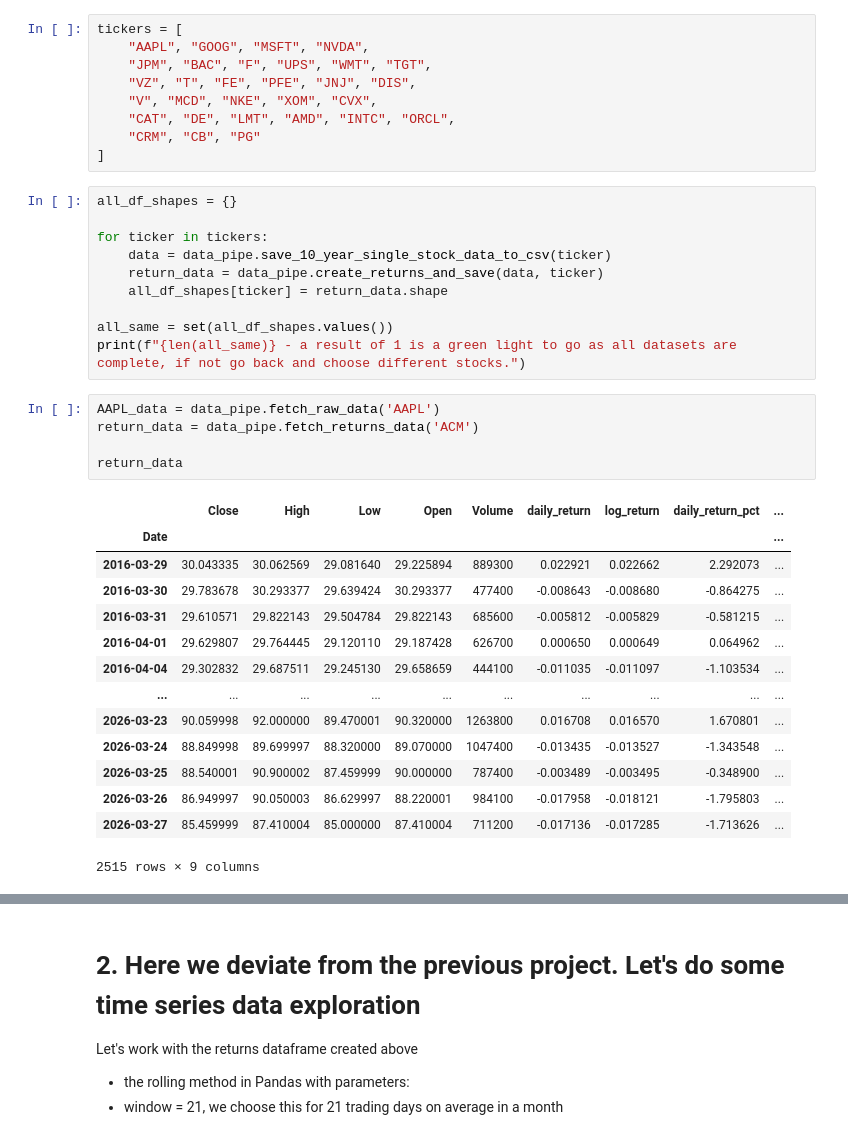
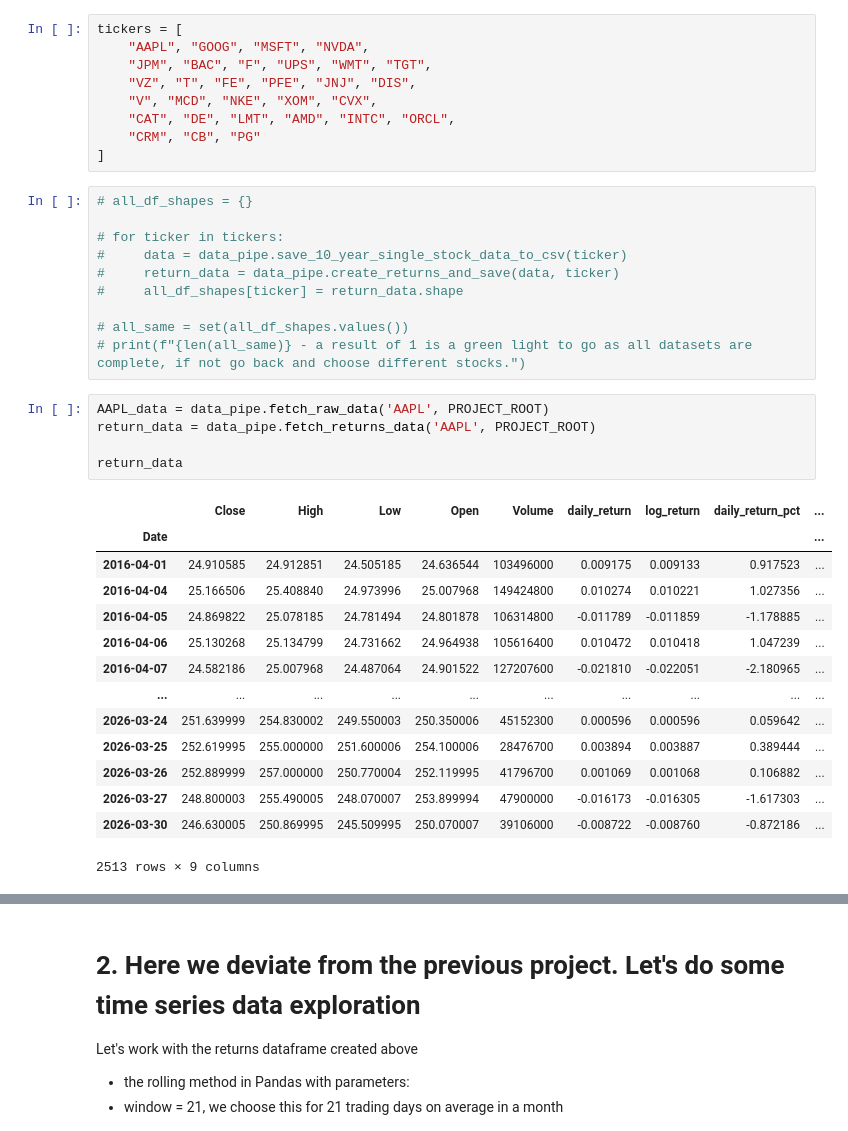
Before and after one commit to Kamend1/data_science_final_project, a Jupyter notebook: notebooks/1_1_stock_returns_data_pipeline.ipynb, the cells around one changed output, grey strips where cells are left out. Cells and saved outputs as stored; diff of their text form.

```diff
--- a/notebooks/1_1_stock_returns_data_pipeline.ipynb
+++ b/notebooks/1_1_stock_returns_data_pipeline.ipynb
@@ -88,33 +91,33 @@ tickers = [
     "CRM", "CB", "PG"
 ]
 # %%
-all_df_shapes = {}
+# all_df_shapes = {}
 
-for ticker in tickers:
-    data = data_pipe.save_10_year_single_stock_data_to_csv(ticker)
-    return_data = data_pipe.create_returns_and_save(data, ticker)
-    all_df_shapes[ticker] = return_data.shape
+# for ticker in tickers:
+#     data = data_pipe.save_10_year_single_stock_data_to_csv(ticker)
+#     return_data = data_pipe.create_returns_and_save(data, ticker)
+#     all_df_shapes[ticker] = return_data.shape
 
-all_same = set(all_df_shapes.values())
-print(f"{len(all_same)} - a result of 1 is a green light to go as all datasets are complete, if not go back and choose different stocks.")
+# all_same = set(all_df_shapes.values())
+# print(f"{len(all_same)} - a result of 1 is a green light to go as all datasets are complete, if not go back and choose different stocks.")
 # %%
-AAPL_data = data_pipe.fetch_raw_data('AAPL')
-return_data = data_pipe.fetch_returns_data('ACM')
+AAPL_data = data_pipe.fetch_raw_data('AAPL', PROJECT_ROOT)
+return_data = data_pipe.fetch_returns_data('AAPL', PROJECT_ROOT)
 
 return_data
 # %% [output]
 |  | Close | High | Low | Open | Volume | daily_return | log_return | daily_return_pct | ... |
 | Date |  |  |  |  |  |  |  |  | ... |
-| 2016-03-29 | 30.043335 | 30.062569 | 29.081640 | 29.225894 | 889300 | 0.022921 | 0.022662 | 2.292073 | ... |
-| 2016-03-30 | 29.783678 | 30.293377 | 29.639424 | 30.293377 | 477400 | -0.008643 | -0.008680 | -0.864275 | ... |
-| 2016-03-31 | 29.610571 | 29.822143 | 29.504784 | 29.822143 | 685600 | -0.005812 | -0.005829 | -0.581215 | ... |
-| 2016-04-01 | 29.629807 | 29.764445 | 29.120110 | 29.187428 | 626700 | 0.000650 | 0.000649 | 0.064962 | ... |
-| 2016-04-04 | 29.302832 | 29.687511 | 29.245130 | 29.658659 | 444100 | -0.011035 | -0.011097 | -1.103534 | ... |
+| 2016-04-01 | 24.910585 | 24.912851 | 24.505185 | 24.636544 | 103496000 | 0.009175 | 0.009133 | 0.917523 | ... |
+| 2016-04-04 | 25.166506 | 25.408840 | 24.973996 | 25.007968 | 149424800 | 0.010274 | 0.010221 | 1.027356 | ... |
+| 2016-04-05 | 24.869822 | 25.078185 | 24.781494 | 24.801878 | 106314800 | -0.011789 | -0.011859 | -1.178885 | ... |
+| 2016-04-06 | 25.130268 | 25.134799 | 24.731662 | 24.964938 | 105616400 | 0.010472 | 0.010418 | 1.047239 | ... |
+| 2016-04-07 | 24.582186 | 25.007968 | 24.487064 | 24.901522 | 127207600 | -0.021810 | -0.022051 | -2.180965 | ... |
 | ... | ... | ... | ... | ... | ... | ... | ... | ... | ... |
-| 2026-03-23 | 90.059998 | 92.000000 | 89.470001 | 90.320000 | 1263800 | 0.016708 | 0.016570 | 1.670801 | ... |
-| 2026-03-24 | 88.849998 | 89.699997 | 88.320000 | 89.070000 | 1047400 | -0.013435 | -0.013527 | -1.343548 | ... |
-| 2026-03-25 | 88.540001 | 90.900002 | 87.459999 | 90.000000 | 787400 | -0.003489 | -0.003495 | -0.348900 | ... |
-| 2026-03-26 | 86.949997 | 90.050003 | 86.629997 | 88.220001 | 984100 | -0.017958 | -0.018121 | -1.795803 | ... |
-| 2026-03-27 | 85.459999 | 87.410004 | 85.000000 | 87.410004 | 711200 | -0.017136 | -0.017285 | -1.713626 | ... |
+| 2026-03-24 | 251.639999 | 254.830002 | 249.550003 | 250.350006 | 45152300 | 0.000596 | 0.000596 | 0.059642 | ... |
+| 2026-03-25 | 252.619995 | 255.000000 | 251.600006 | 254.100006 | 28476700 | 0.003894 | 0.003887 | 0.389444 | ... |
+| 2026-03-26 | 252.889999 | 257.000000 | 250.770004 | 252.119995 | 41796700 | 0.001069 | 0.001068 | 0.106882 | ... |
+| 2026-03-27 | 248.800003 | 255.490005 | 248.070007 | 253.899994 | 47900000 | -0.016173 | -0.016305 | -1.617303 | ... |
+| 2026-03-30 | 246.630005 | 250.869995 | 245.509995 | 250.070007 | 39106000 | -0.008722 | -0.008760 | -0.872186 | ... |
-2515 rows × 9 columns
+2513 rows × 9 columns
 # %%
```
Also changed, not shown: parts of 29 cells of this notebook, 2 other files.
